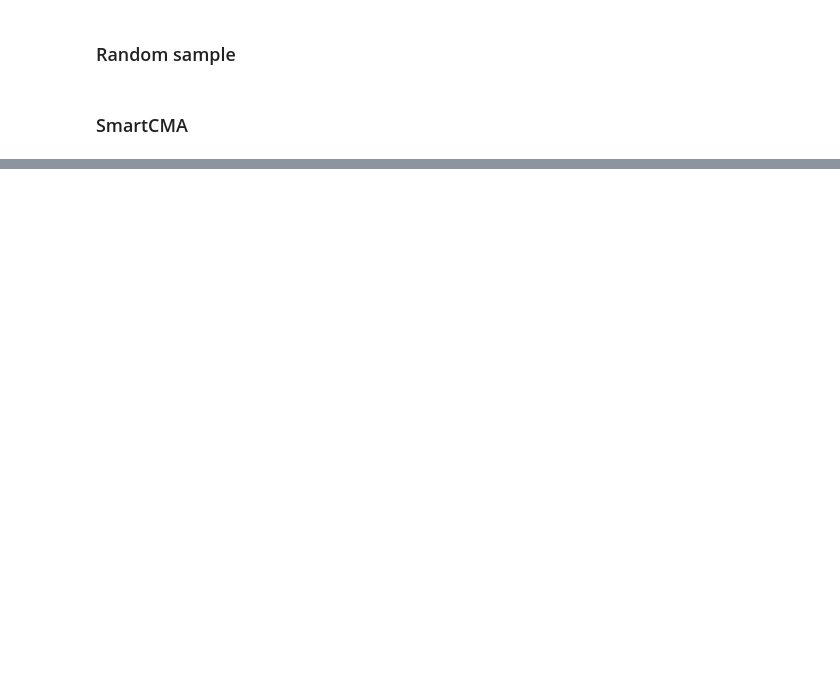
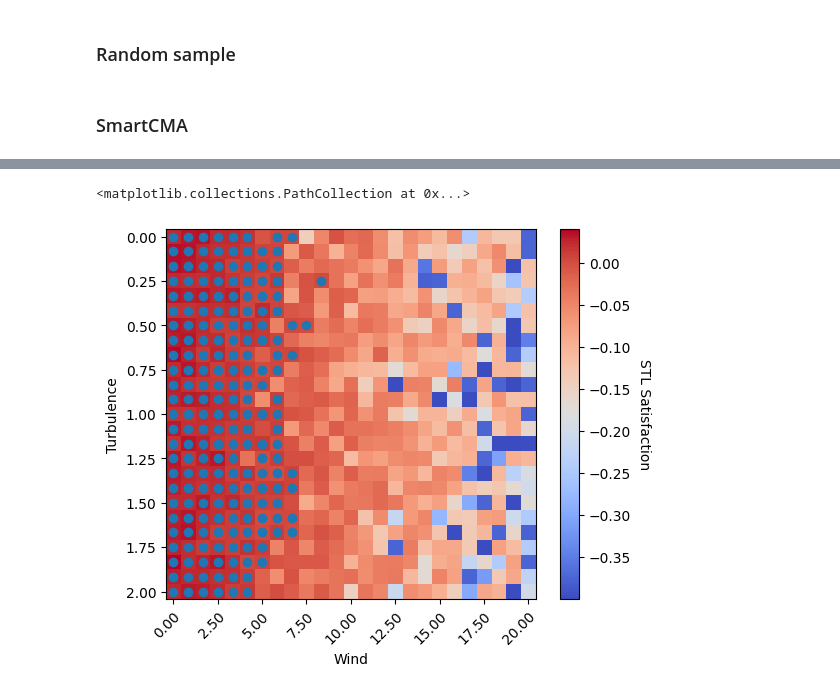
Before and after one commit to SteveZhangBit/STL-Robustness, a Jupyter notebook: lunar-ppo/LunarLander-PPO.ipynb, the cells around one changed output, grey strips where cells are left out. Drawn from its saved outputs; the diff is of its cells as text; code cells hidden in the pictures; blank space fills up the shorter version.

```diff
--- a/lunar-ppo/LunarLander-PPO.ipynb
+++ b/lunar-ppo/LunarLander-PPO.ipynb
@@ -268,0 +267,8 @@ boxplot([data1, data2], ['red', 'blue'], np.arange(50, 151, 25)*(analysis.option
+# %%
+ax, winds, turbulences, grid_data = analysis.heatmap(wind_power, turbulence_power, 25, 25, x_name="Wind", y_name="Turbulence", z_name="STL Satisfaction",
+                   out_dir='data')
+tmp = np.array([[i, j] for i in range(25) for j in range(25) if grid_data[i, j] > 0])
+plt.scatter(tmp[:, 0], tmp[:, 1])
+# %% [output]
+<matplotlib.collections.PathCollection at 0x...>
+[figure, added]
```
Also changed, not shown: parts of 5 cells of this notebook, 35 other files.
